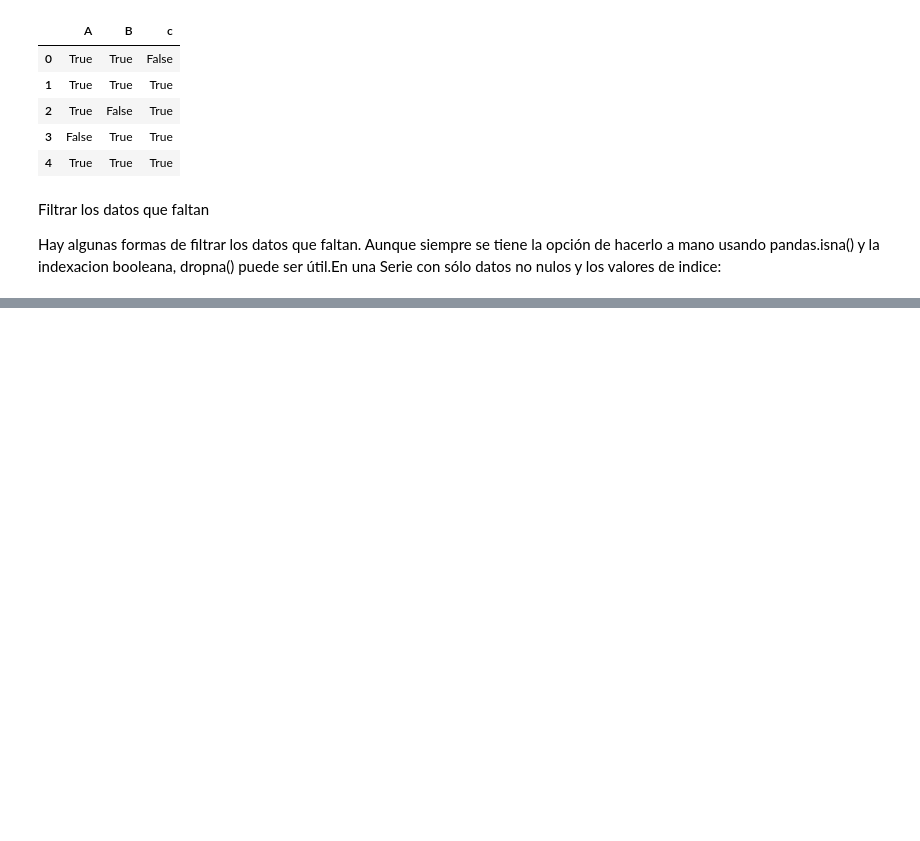
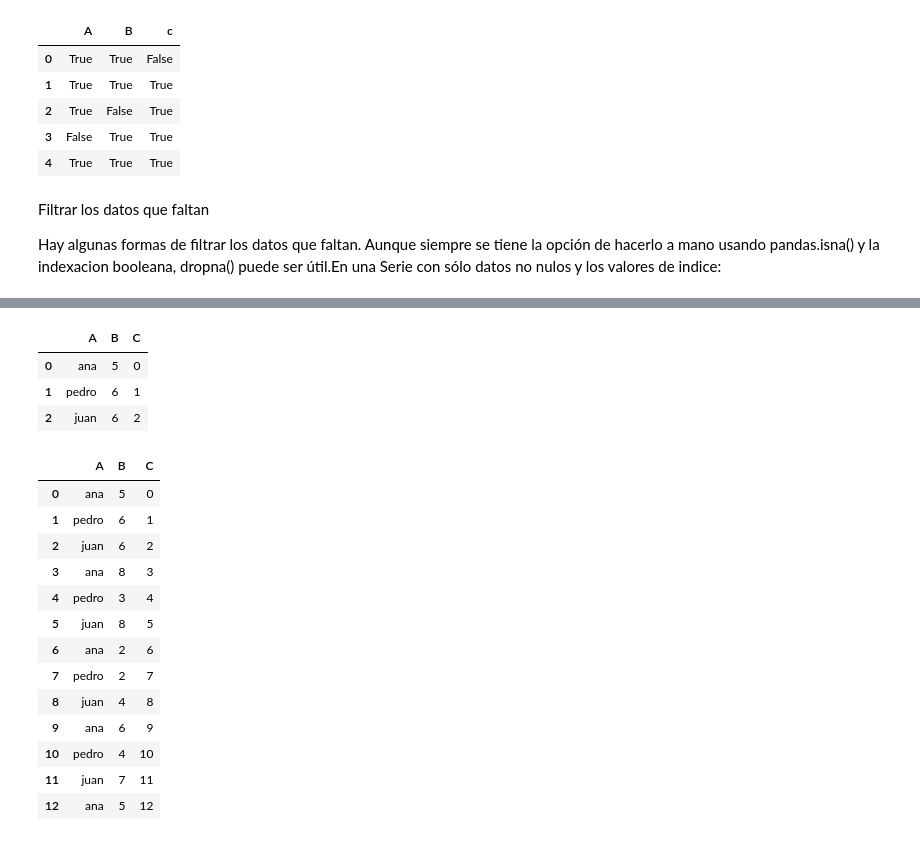
Before and after one commit to Nana8310/Curso_Pandas, a Jupyter notebook: Notebook/Prácticas/Práctica-41_Varios/Clase-72_EjemplosPropios/Data_Cleaning1.ipynb, the cells around one changed output, grey strips where cells are left out. Saved outputs shown, nothing was run; the diff lists cells and outputs as text; code cells hidden in the pictures; blank space fills up the shorter version.

```diff
--- a/Notebook/Prácticas/Práctica-41_Varios/Clase-72_EjemplosPropios/Data_Cleaning1.ipynb
+++ b/Notebook/Prácticas/Práctica-41_Varios/Clase-72_EjemplosPropios/Data_Cleaning1.ipynb
@@ -144,0 +504,24 @@ data1 = pd.Series([np.nan, 4, 5.6, 8, np.nan])
+# %%
+dfd.drop_duplicates(subset=["A"])
+# %% [output]
+|  | A | B | C |
+| 0 | ana | 5 | 0 |
+| 1 | pedro | 6 | 1 |
+| 2 | juan | 6 | 2 |
+# %%
+dfd
+# %% [output]
+|  | A | B | C |
+| 0 | ana | 5 | 0 |
+| 1 | pedro | 6 | 1 |
+| 2 | juan | 6 | 2 |
+| 3 | ana | 8 | 3 |
+| 4 | pedro | 3 | 4 |
+| 5 | juan | 8 | 5 |
+| 6 | ana | 2 | 6 |
+| 7 | pedro | 2 | 7 |
+| 8 | juan | 4 | 8 |
+| 9 | ana | 6 | 9 |
+| 10 | pedro | 4 | 10 |
+| 11 | juan | 7 | 11 |
+| 12 | ana | 5 | 12 |
```
Also changed, not shown: parts of 100 cells of this notebook, 3 other files.
